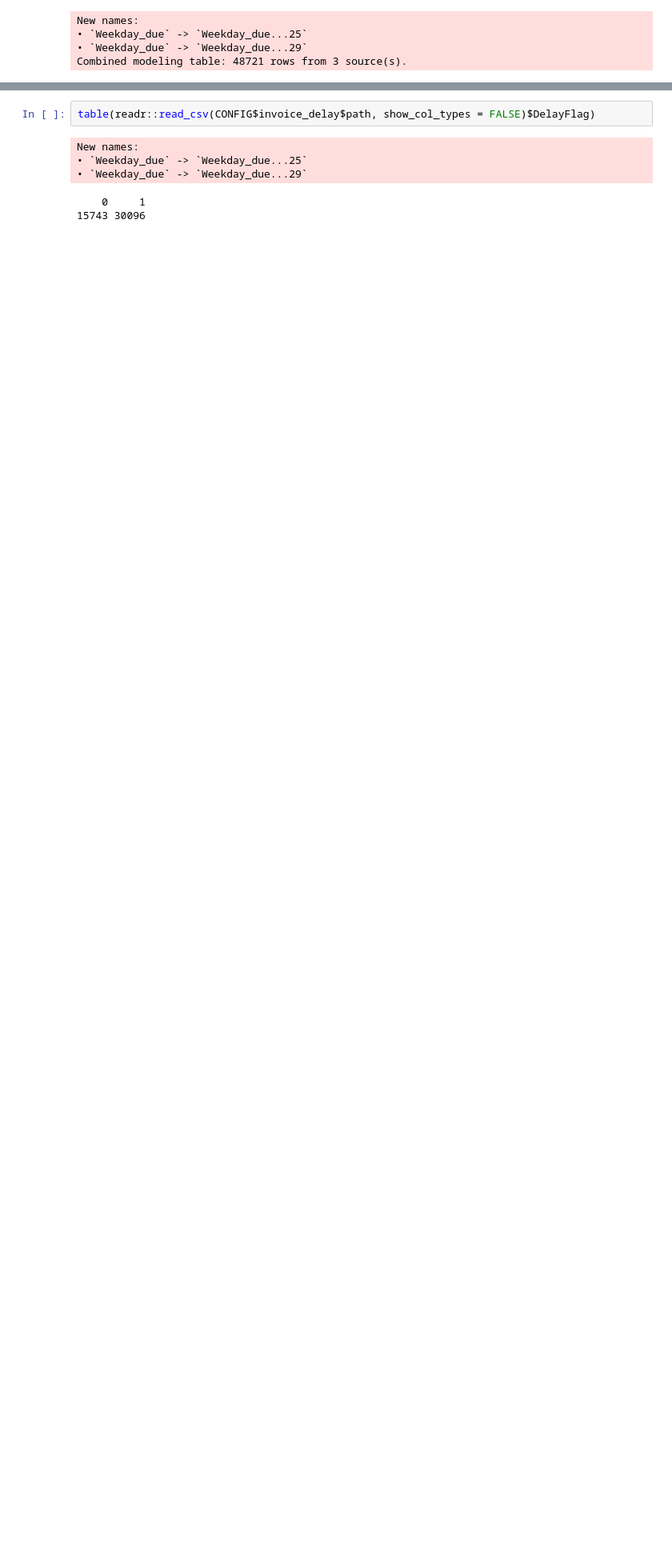
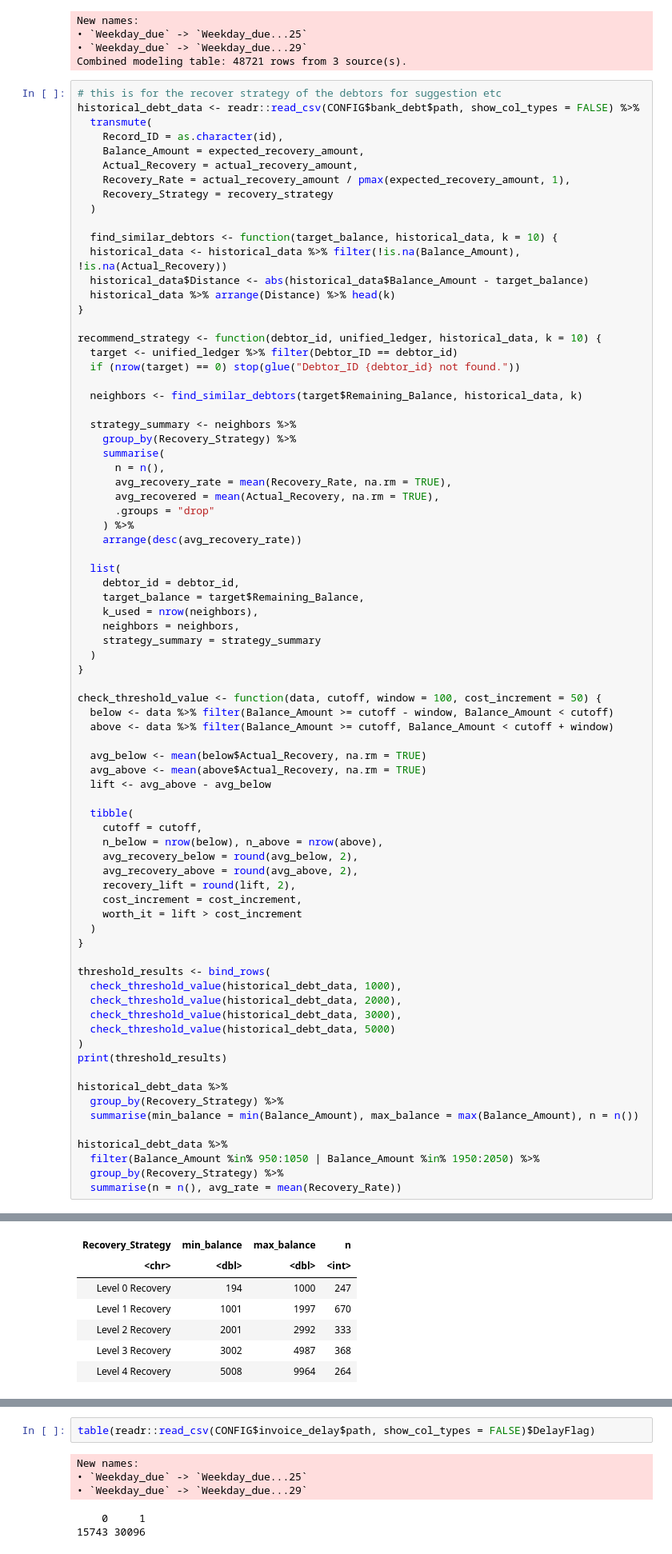
Before and after one commit to ChantelRM/Pursuit-Financial-Risk-Engine, a Jupyter notebook: financial_risk_analytics.ipynb, the cells around one changed output, grey strips where cells are left out. Shown at 80% size. Drawn from its saved outputs; the diff is of its cells as text; blank space fills up the shorter version.

Commit message:
feat: added recover strategy for recovery suggestions for debtors

```diff
--- a/financial_risk_analytics.ipynb
+++ b/financial_risk_analytics.ipynb
@@ -403,3 +403,81 @@ New names:
 • `Weekday_due` -> `Weekday_due...25`
 • `Weekday_due` -> `Weekday_due...29`
 Combined modeling table: 48721 rows from 3 source(s).
+# %%
+# this is for the recover strategy of the debtors for suggestion etc
+historical_debt_data <- readr::read_csv(CONFIG$bank_debt$path, show_col_types = FALSE) %>%
+  transmute(
+    Record_ID = as.character(id),
+    Balance_Amount = expected_recovery_amount,
+    Actual_Recovery = actual_recovery_amount,
+    Recovery_Rate = actual_recovery_amount / pmax(expected_recovery_amount, 1),
+    Recovery_Strategy = recovery_strategy
+  )
+
+  find_similar_debtors <- function(target_balance, historical_data, k = 10) {
+  historical_data <- historical_data %>% filter(!is.na(Balance_Amount), !is.na(Actual_Recovery))
+  historical_data$Distance <- abs(historical_data$Balance_Amount - target_balance)
+  historical_data %>% arrange(Distance) %>% head(k)
+}
+
+recommend_strategy <- function(debtor_id, unified_ledger, historical_data, k = 10) {
+  target <- unified_ledger %>% filter(Debtor_ID == debtor_id)
+  if (nrow(target) == 0) stop(glue("Debtor_ID {debtor_id} not found."))
+
+  neighbors <- find_similar_debtors(target$Remaining_Balance, historical_data, k)
+
+  strategy_summary <- neighbors %>%
+    group_by(Recovery_Strategy) %>%
+    summarise(
+      n = n(),
+      avg_recovery_rate = mean(Recovery_Rate, na.rm = TRUE),
+      avg_recovered = mean(Actual_Recovery, na.rm = TRUE),
+      .groups = "drop"
+    ) %>%
+    arrange(desc(avg_recovery_rate))
+
+  list(
+    debtor_id = debtor_id,
+    target_balance = target$Remaining_Balance,
+    k_used = nrow(neighbors),
+    neighbors = neighbors,
+    strategy_summary = strategy_summary
+  )
+}
+
+check_threshold_value <- function(data, cutoff, window = 100, cost_increment = 50) {
+  below <- data %>% filter(Balance_Amount >= cutoff - window, Balance_Amount < cutoff)
+  above <- data %>% filter(Balance_Amount >= cutoff, Balance_Amount < cutoff + window)
+
+  avg_below <- mean(below$Actual_Recovery, na.rm = TRUE)
+  avg_above <- mean(above$Actual_Recovery, na.rm = TRUE)
+  lift <- avg_above - avg_below
+
+  tibble(
+    cutoff = cutoff,
+    n_below = nrow(below), n_above = nrow(above),
+    avg_recovery_below = round(avg_below, 2),
+    avg_recovery_above = round(avg_above, 2),
+    recovery_lift = round(lift, 2),
+    cost_increment = cost_increment,
+    worth_it = lift > cost_increment
+  )
+}
+
+threshold_results <- bind_rows(
+  check_threshold_value(historical_debt_data, 1000),
+  check_threshold_value(historical_debt_data, 2000),
+  check_threshold_value(historical_debt_data, 3000),
+  check_threshold_value(historical_debt_data, 5000)
+)
+print(threshold_results)
+
+historical_debt_data %>%
+  group_by(Recovery_Strategy) %>%
+  summarise(min_balance = min(Balance_Amount), max_balance = max(Balance_Amount), n = n())
+
+historical_debt_data %>%
+  filter(Balance_Amount %in% 950:1050 | Balance_Amount %in% 1950:2050) %>%
+  group_by(Recovery_Strategy) %>%
+  summarise(n = n(), avg_rate = mean(Recovery_Rate))
+# %% [output]
@@ -405,0 +493,7 @@ Combined modeling table: 48721 rows from 3 source(s).
+| Recovery_Strategy | min_balance | max_balance | n |
+| <chr> | <dbl> | <dbl> | <int> |
+| Level 0 Recovery | 194 | 1000 | 247 |
+| Level 1 Recovery | 1001 | 1997 | 670 |
+| Level 2 Recovery | 2001 | 2992 | 333 |
+| Level 3 Recovery | 3002 | 4987 | 368 |
+| Level 4 Recovery | 5008 | 9964 | 264 |
```
Also changed, not shown: parts of 2 cells of this notebook.
